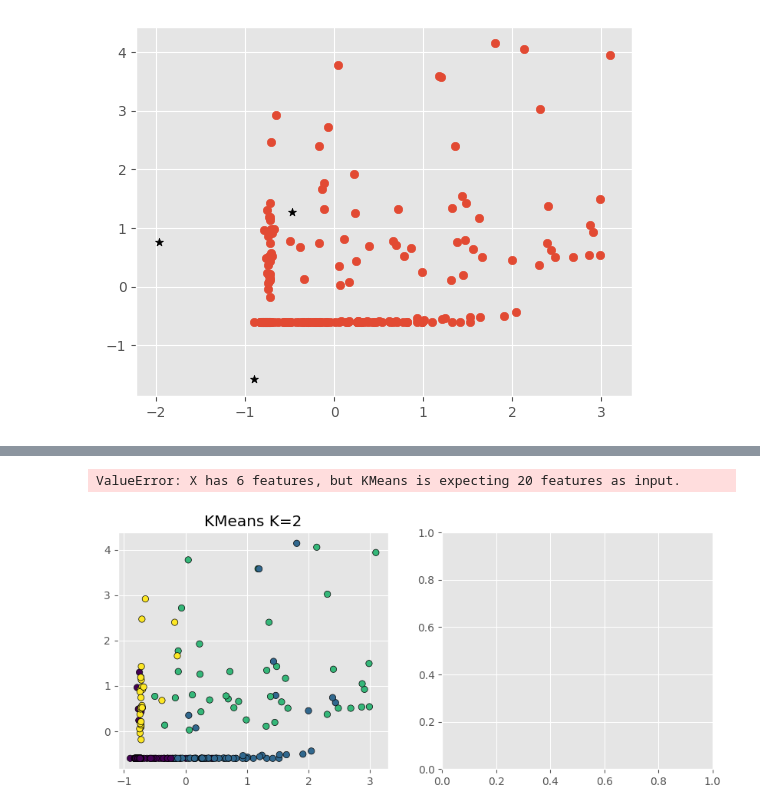
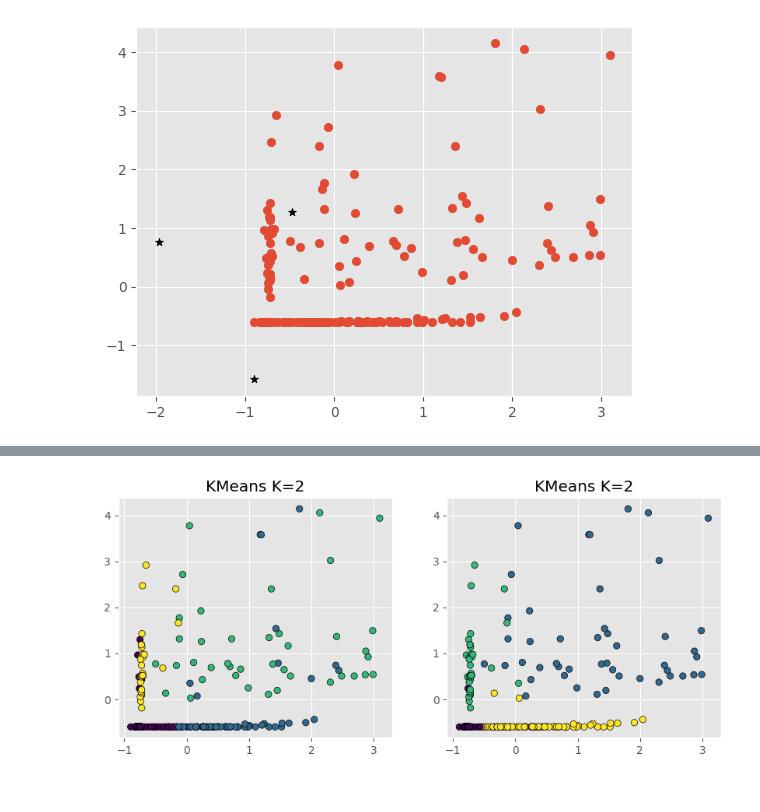
Before and after one commit to V1centeB/Aprendizaje_Automatico-P2-G1, a Jupyter notebook: model.ipynb, the cells around one changed output, grey strips where cells are left out. Saved outputs shown, nothing was run; the diff lists cells and outputs as text; code cells hidden in the pictures.

```diff
--- a/model.ipynb
+++ b/model.ipynb
@@ -249,33 +364,32 @@ plt.show()
 # Definimos el número de clusters
 n_clusters = 4
 
 fig, ax = plt.subplots(1, 2, figsize=(10, 4))
 
 # KMeans de sklearn con one hot encoded data
 kmeans_onehot = KMeans(n_clusters=n_clusters, random_state=100472303).fit(X=X_onehot_scaled)
 cluster_labels_onehot = kmeans_onehot.predict(X_onehot_scaled)  # Sacamos cluster labels
 ax[0].scatter(
     x = X_onehot_scaled[:, 0],
     y = X_onehot_scaled[:, 1],
     c = cluster_labels_onehot,
     #cmap='viridis',
     marker    = 'o',
     edgecolor = 'black'
 )
 ax[0].set_title('KMeans K=2');
 
 # KMeans de sklearn con ordinal encoded data
 kmeans_ordinal = KMeans(n_clusters=n_clusters, random_state=100472303).fit(X=X_ordinal_scaled)
-cluster_labels_ordinal = kmeans_onehot.predict(X_ordinal_scaled)  # Sacamos cluster labels
+cluster_labels_ordinal = kmeans_ordinal.predict(X_ordinal_scaled)  # Sacamos cluster labels
 ax[1].scatter(
     x = X_ordinal_scaled[:, 0],
     y = X_ordinal_scaled[:, 1],
     c = cluster_labels_ordinal,
     #cmap='viridis',
     marker    = 'o',
     edgecolor = 'black'
 )
 ax[1].set_title('KMeans K=2');
 # %% [output]
-ValueError: X has 6 features, but KMeans is expecting 20 features as input.
-[figure, old version]
+[figure, new version]
```
Also changed, not shown: parts of 4 cells of this notebook.
